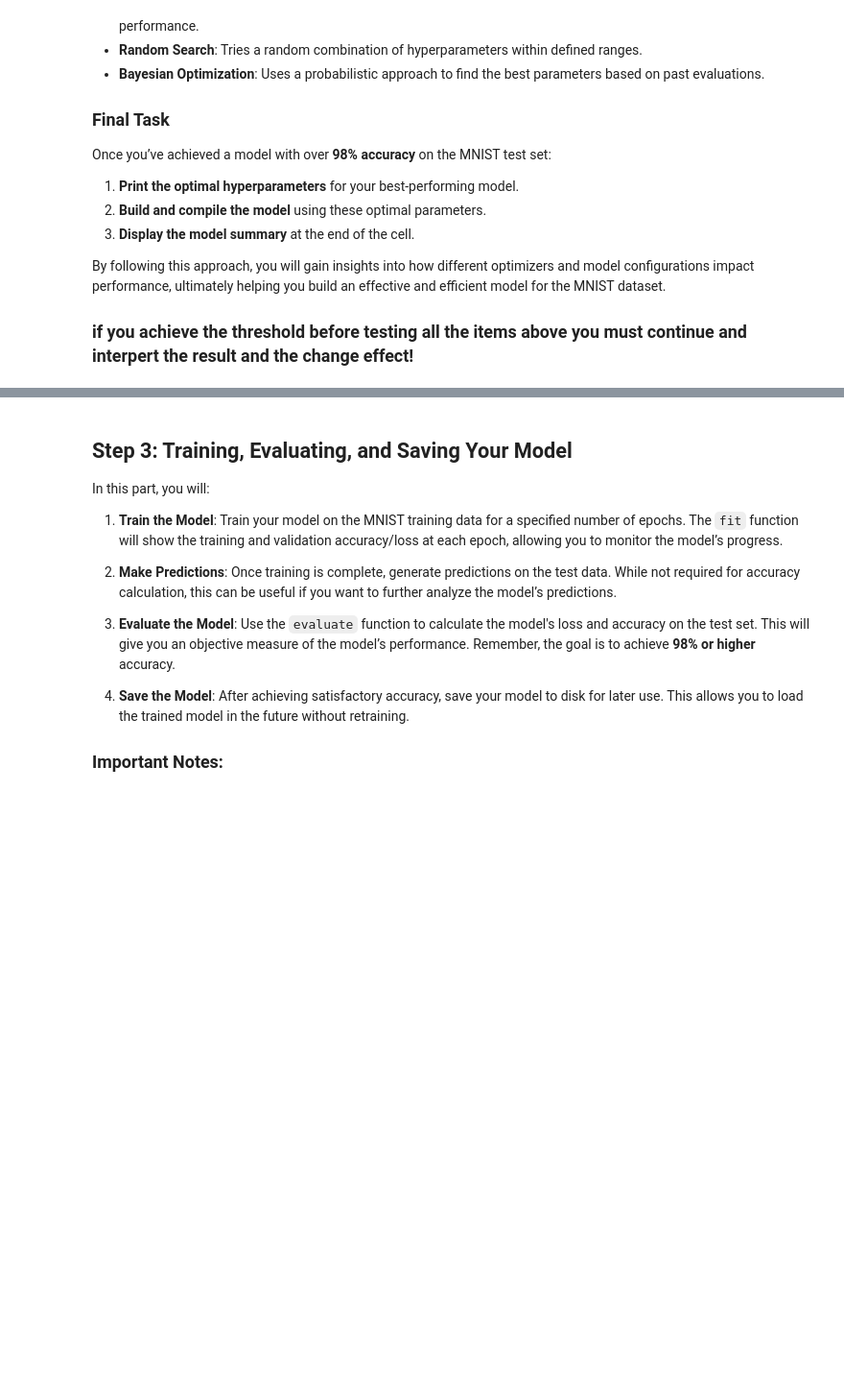
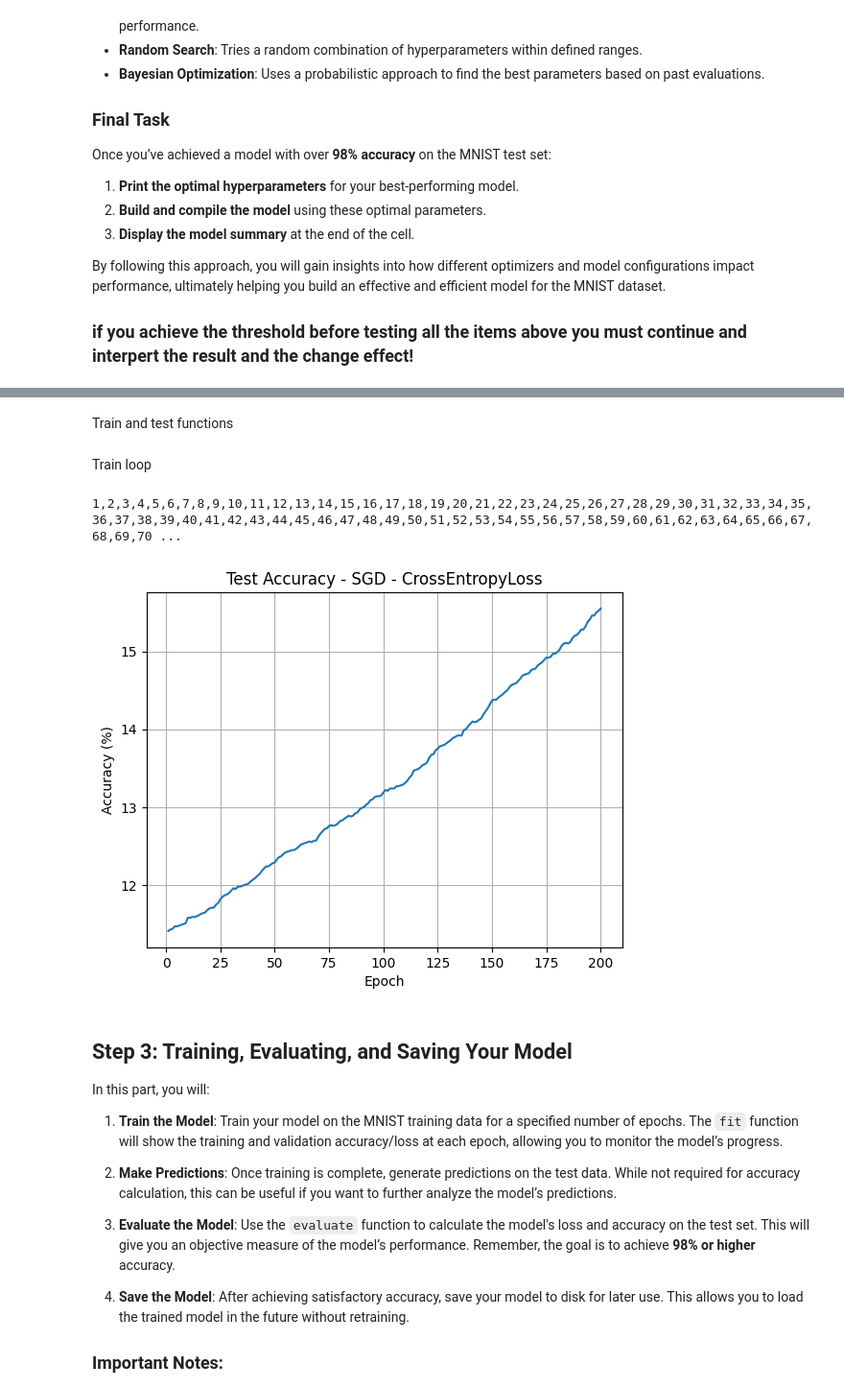
Before and after one commit to ILoveBacteria/machine-learning-assignments, a Jupyter notebook: assignment3/P3/3-MNIST_Classification.ipynb, the cells around one changed output, grey strips where cells are left out. Shown at 96% size. Cells and saved outputs as stored; diff of their text form; code cells hidden in the pictures; blank space fills up the shorter version.

```diff
--- a/assignment3/P3/3-MNIST_Classification.ipynb
+++ b/assignment3/P3/3-MNIST_Classification.ipynb
@@ -131,3 +281,54 @@ By following this approach, you will gain insights into how different optimizers
+# %% [markdown]
+Train and test functions
+# %%
+x_train = x_train.cuda()
+y_train = y_train.cuda()
+x_test = x_test.cuda()
+y_test = y_test.cuda()
+# %%
+def train_loop():
+    model.train()
+    pred = model(x_train)
+    loss = loss_fn(pred, y_train)
+    # Back propagation
+    optimizer.zero_grad()
+    loss.backward()
+    optimizer.step()
+
+
+def test_loop():
+    model.eval()
+    test_loss, correct = 0, 0
+    with torch.no_grad():
+        pred = model(x_test)
+        test_loss = loss_fn(pred, y_test).item()
+        correct = (pred.argmax(dim=1) == y_test.argmax(dim=1)).type(torch.int8).sum().item()
+    correct /= x_test.shape[0]
+    return test_loss, correct
+# %% [markdown]
+Train loop
+# %%
+epochs = 200
+learning_rate = 0.01
+model = NeuralNetwork().cuda()
+loss_fn = nn.CrossEntropyLoss()
+optimizer = torch.optim.SGD(model.parameters(), lr=learning_rate)
+correct_history = []
+for i in range(epochs):
+    print(f"{i+1}", end=',')
+    train_loop()
+    test_loss, correct = test_loop()
+    correct_history.append(correct)
+# %% [output]
+1,2,3,4,5,6,7,8,9,10,11,12,13,14,15,16,17,18,19,20,21,22,23,24,25,26,27,28,29,30,31,32,33,34,35,36,37,38,39,40,41,42,43,44,45,46,47,48,49,50,51,52,53,54,55,56,57,58,59,60,61,62,63,64,65,66,67,68,69,70 ...
+# %%
+plt.plot(np.arange(1, epochs+1), np.array(correct_history) * 100)
+plt.xlabel('Epoch')
+plt.ylabel('Accuracy (%)')
+plt.title('Test Accuracy - SGD - CrossEntropyLoss')
+plt.grid()
+# %% [output]
+[figure, added]
 # %%
 # TODO: Define the model creation function with hyperparameters.
 ...
```
Also changed, not shown: parts of 21 cells of this notebook.
